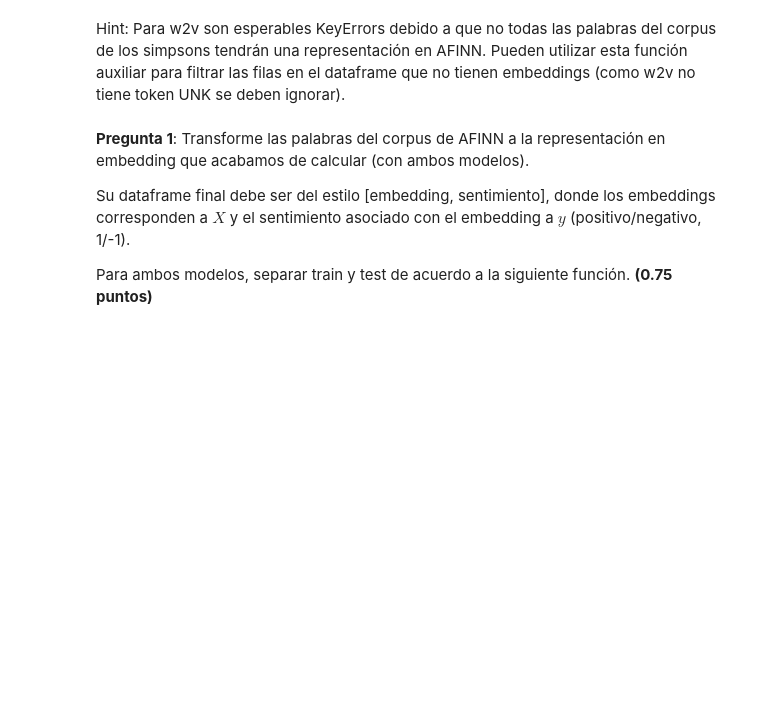
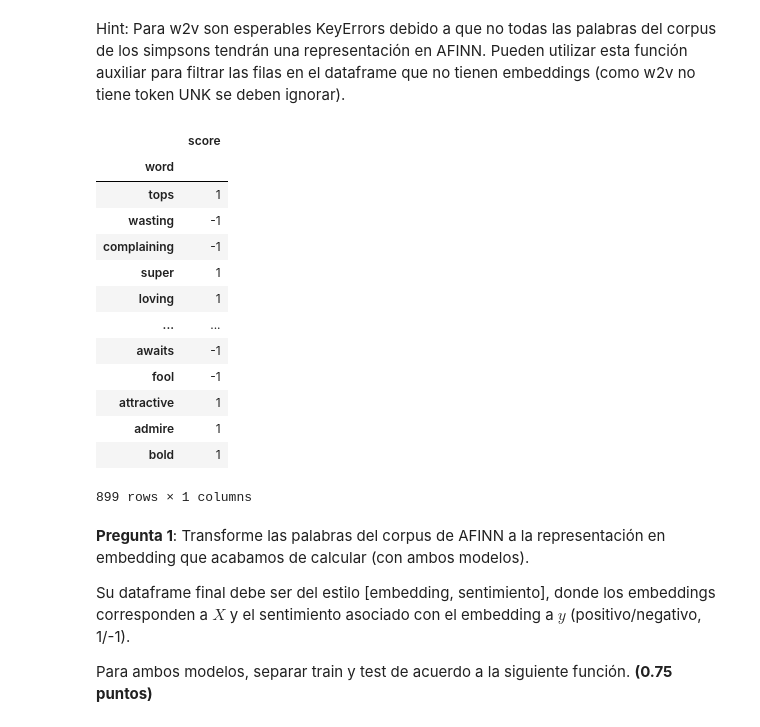
Before and after one commit to ismaelfer/NLP, a Jupyter notebook: Tarea_3/Tarea_3_Word_Embeddings.ipynb, the cells around one changed output. Cells and saved outputs as stored; diff of their text form; code cells hidden in the pictures; blank space fills up the shorter version.

```diff
--- a/Tarea_3/Tarea_3_Word_Embeddings.ipynb
+++ b/Tarea_3/Tarea_3_Word_Embeddings.ipynb
@@ -275,7 +497,7 @@ Ahora utilizaremos los embeddings que acabamos de calcular para clasificar palab
 
 Para esto ocuparemos el lexicón AFINN incluido en la tarea, que incluye una lista de palabras y un 1 si su connotación es positiva y un -1 si es negativa.
 # %%
-AFINN = 'AFINN_full.csv'
+AFINN = 'data/AFINN_full.csv'
 df_afinn = pd.read_csv(AFINN, sep='\t', header=None)
 # %% [markdown]
 Hint: Para w2v son esperables KeyErrors debido a que no todas las palabras del corpus de los simpsons tendrán una representación en AFINN. Pueden utilizar esta función auxiliar para filtrar las filas en el dataframe que no tienen embeddings (como w2v no tiene token UNK se deben ignorar).
@@ -287,6 +509,29 @@ def try_apply(model,word):
     except KeyError:
         #logger.error('Word {} not in dictionary'.format(word))
         return False
+# %%
+#Aplicamos la funcion try_apply para filtrar las palabras que no estan en el modelo de word2vec Simpsons:
+df_afinn['in_model'] = df_afinn[0].apply(lambda x: try_apply(Simpsons.wv,x))
+df_afinn = df_afinn[df_afinn['in_model'] == True]
+df_afinn = df_afinn.drop('in_model', axis=1)
+df_afinn.columns = ['word', 'score']
+df_afinn = df_afinn.set_index('word')
+df_afinn
+# %% [output]
+|  | score |
+| word |  |
+| tops | 1 |
+| wasting | -1 |
+| complaining | -1 |
+| super | 1 |
+| loving | 1 |
+| ... | ... |
+| awaits | -1 |
+| fool | -1 |
+| attractive | 1 |
+| admire | 1 |
+| bold | 1 |
+899 rows × 1 columns
 # %% [markdown]
 **Pregunta 1**: Transforme las palabras del corpus de AFINN a la representación en embedding que acabamos de calcular (con ambos modelos).
 
```
Also changed, not shown: parts of 21 cells of this notebook.
